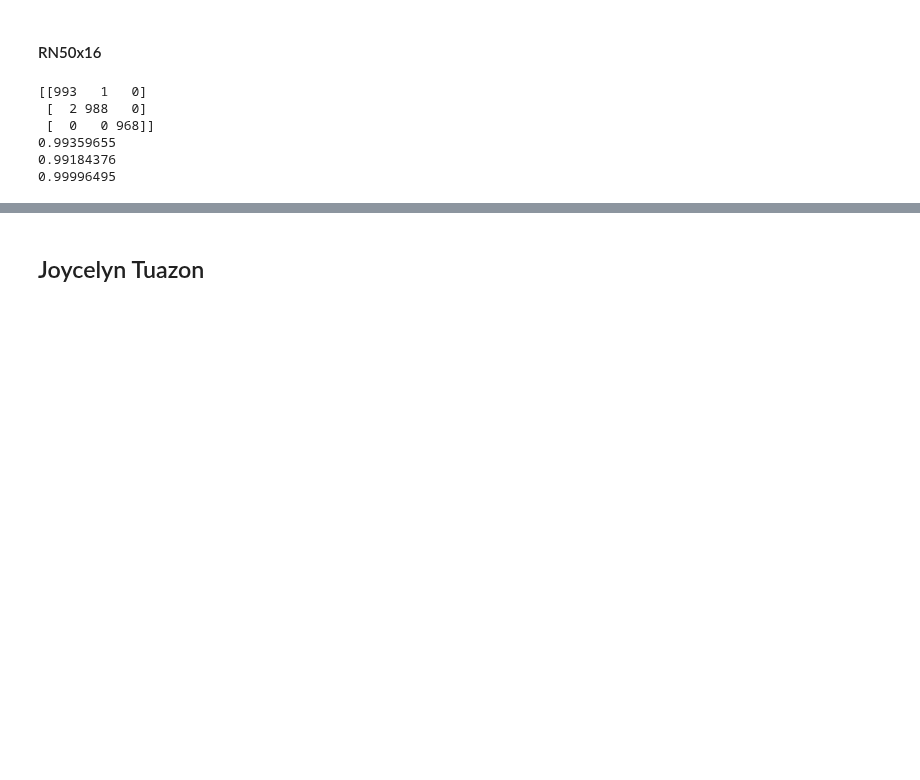
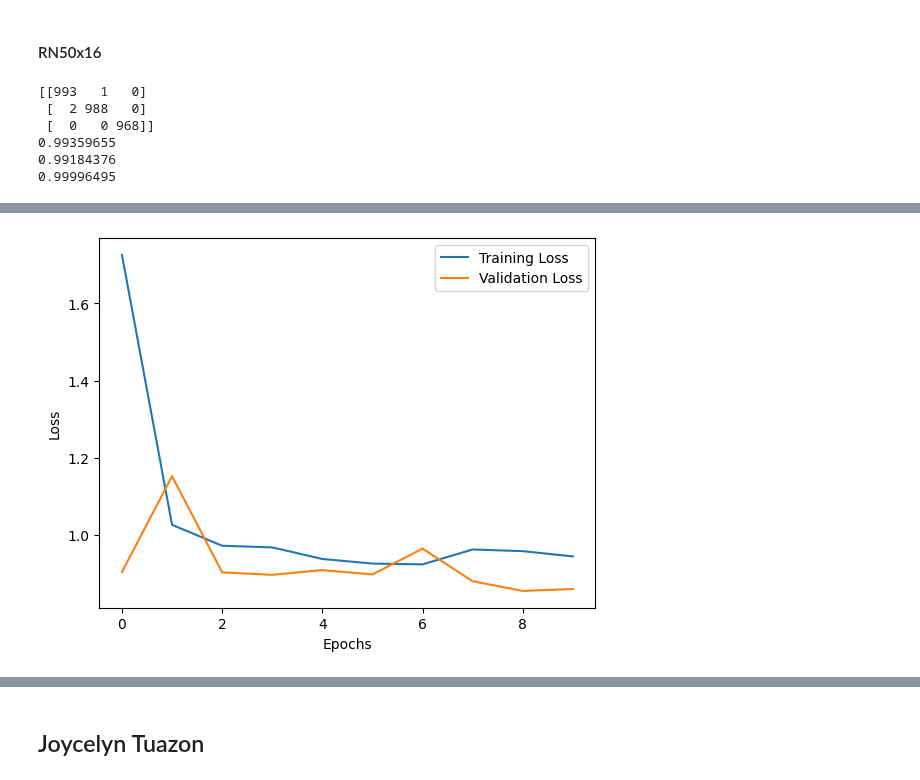
Before and after one commit to EZRA-DVLPR/MachineLearning-Comp542, a Jupyter notebook: group_proj/project.ipynb, the cells around one changed output, grey strips where cells are left out. Drawn from its saved outputs; the diff is of its cells as text; code cells hidden in the pictures; blank space fills up the shorter version.

```diff
--- a/group_proj/project.ipynb
+++ b/group_proj/project.ipynb
@@ -418,0 +732,19 @@ print(probabilitiesPandaRN[0])
+# %%
+#model compiling and training
+model2.compile(
+    optimizer = 'adam',
+    loss = 'categorical_crossentropy',
+    metrics = ['accuracy'])
+
+# #get accuracy, precision, recall, AUC = ROC, and F1 score
+# from tensorflow.keras import metrics
+# metrics.Precision(), metrics.Recall(), metrics.AUC(), metrics.F1Score()
+
+history2 = model2.fit(
+    trainGen,
+    epochs = numEpochs,
+    validation_data = valGen
+)
+
+#20 minute runtime
+#~1.5 min per epoch
@@ -418,0 +772,10 @@ print(probabilitiesPandaRN[0])
+# %%
+# Plot training and validation loss
+plt.plot(history2.history['loss'], label='Training Loss')
+plt.plot(history2.history['val_loss'], label='Validation Loss')
+plt.xlabel('Epochs')
+plt.ylabel('Loss')
+plt.legend()
+plt.show()
+# %% [output]
+[figure, added]
```
Also changed, not shown: parts of 29 cells of this notebook.
